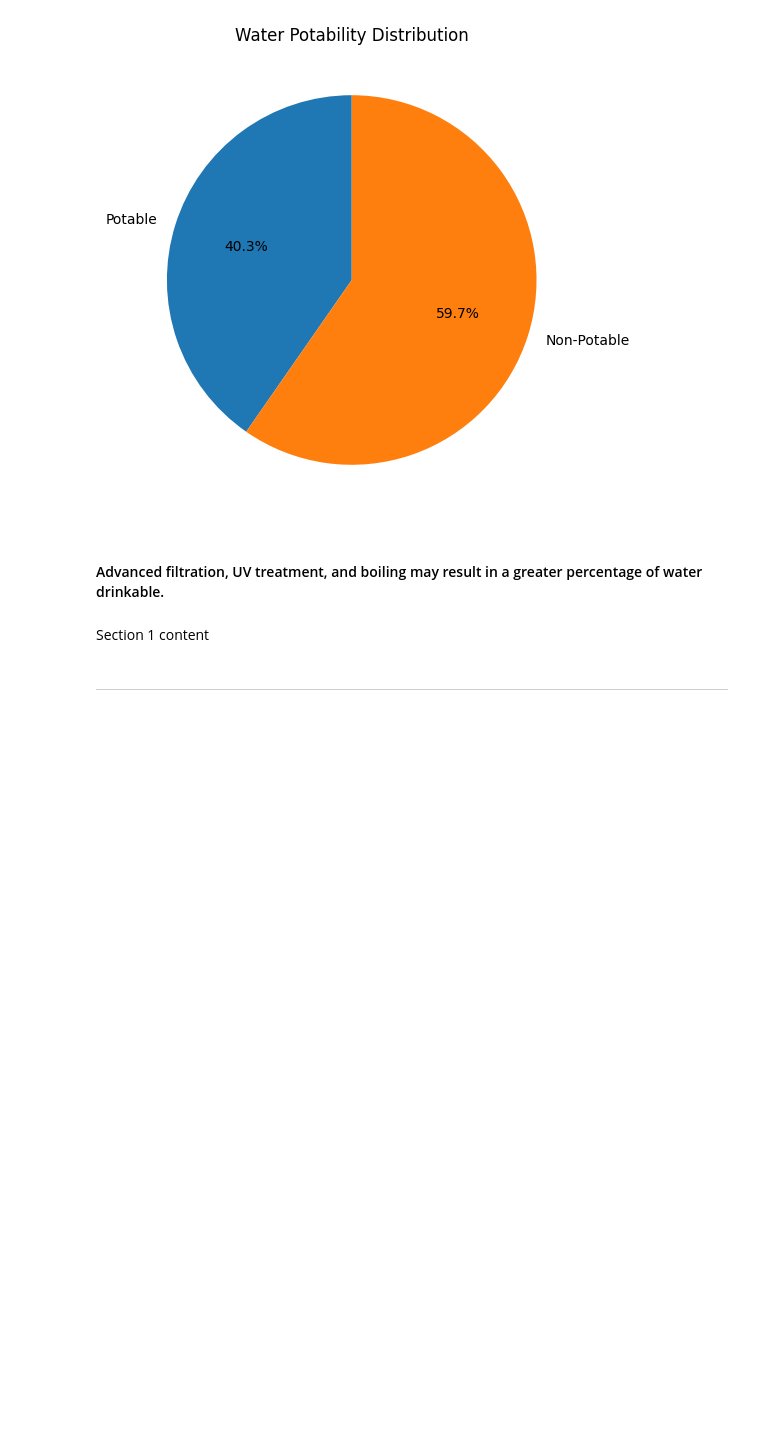
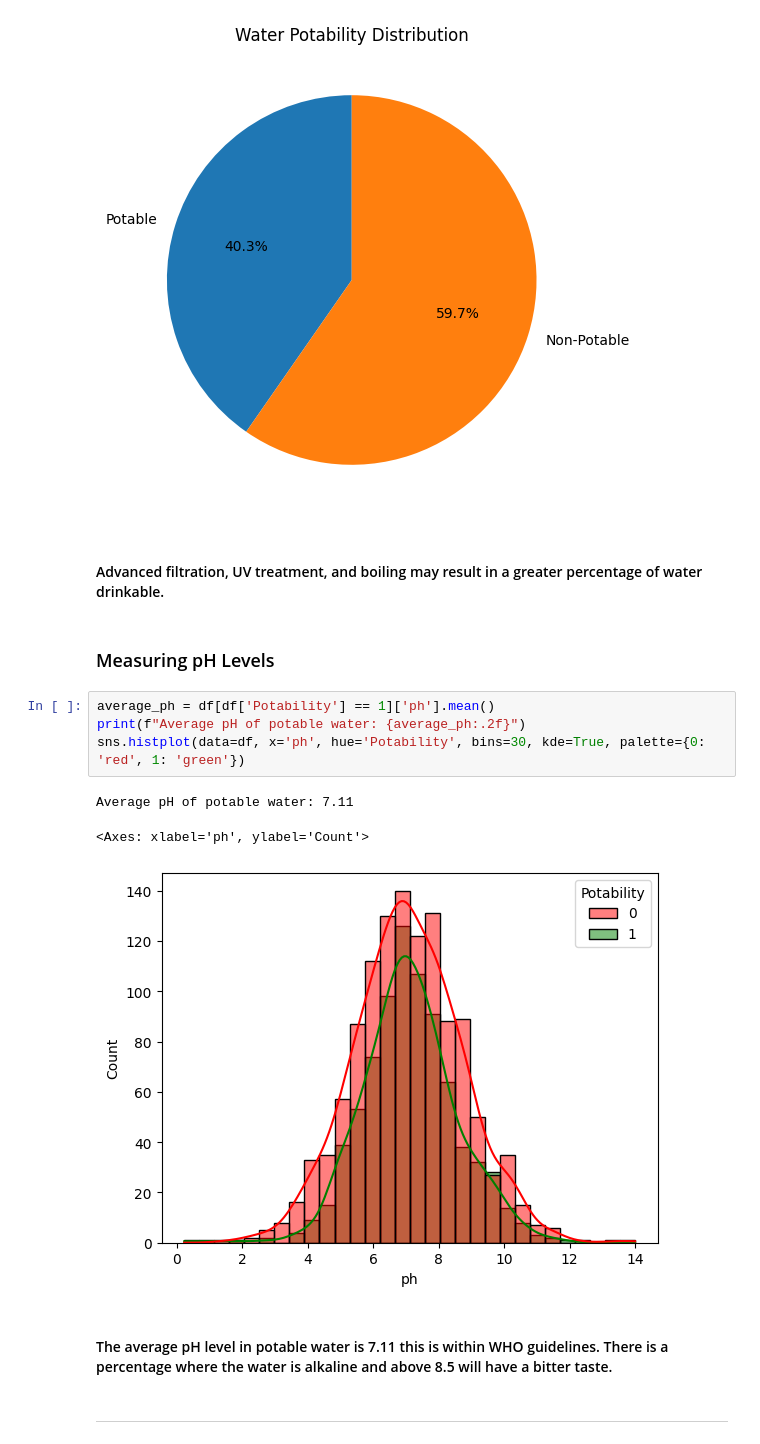
Before and after one commit to Ray99-cpu/water_quality_analysis, a Jupyter notebook: jupyter_notebooks/Water_Quality_Analysis.ipynb, the cells around one changed output. Cells and saved outputs as stored; diff of their text form; blank space fills up the shorter version.

Commit message:
Add pH histogram and code

```diff
--- a/jupyter_notebooks/Water_Quality_Analysis.ipynb
+++ b/jupyter_notebooks/Water_Quality_Analysis.ipynb
@@ -117,8 +117,18 @@ plt.show()
 [figure]
 # %% [markdown]
 #### Advanced filtration, UV treatment, and boiling may result in a greater percentage of water drinkable.
-# %% [markdown]
-Section 1 content
+# %% [markdown]
+### Measuring pH Levels
+# %%
+average_ph = df[df['Potability'] == 1]['ph'].mean()
+print(f"Average pH of potable water: {average_ph:.2f}")
+sns.histplot(data=df, x='ph', hue='Potability', bins=30, kde=True, palette={0: 'red', 1: 'green'})
+# %% [output]
+Average pH of potable water: 7.11
+<Axes: xlabel='ph', ylabel='Count'>
+[figure, added]
+# %% [markdown]
+#### The average pH level in potable water is 7.11 this is within WHO guidelines. There is a percentage where the water is alkaline and above 8.5 will have a bitter taste.
 # %% [markdown]
 ---
 # %% [markdown]
```
